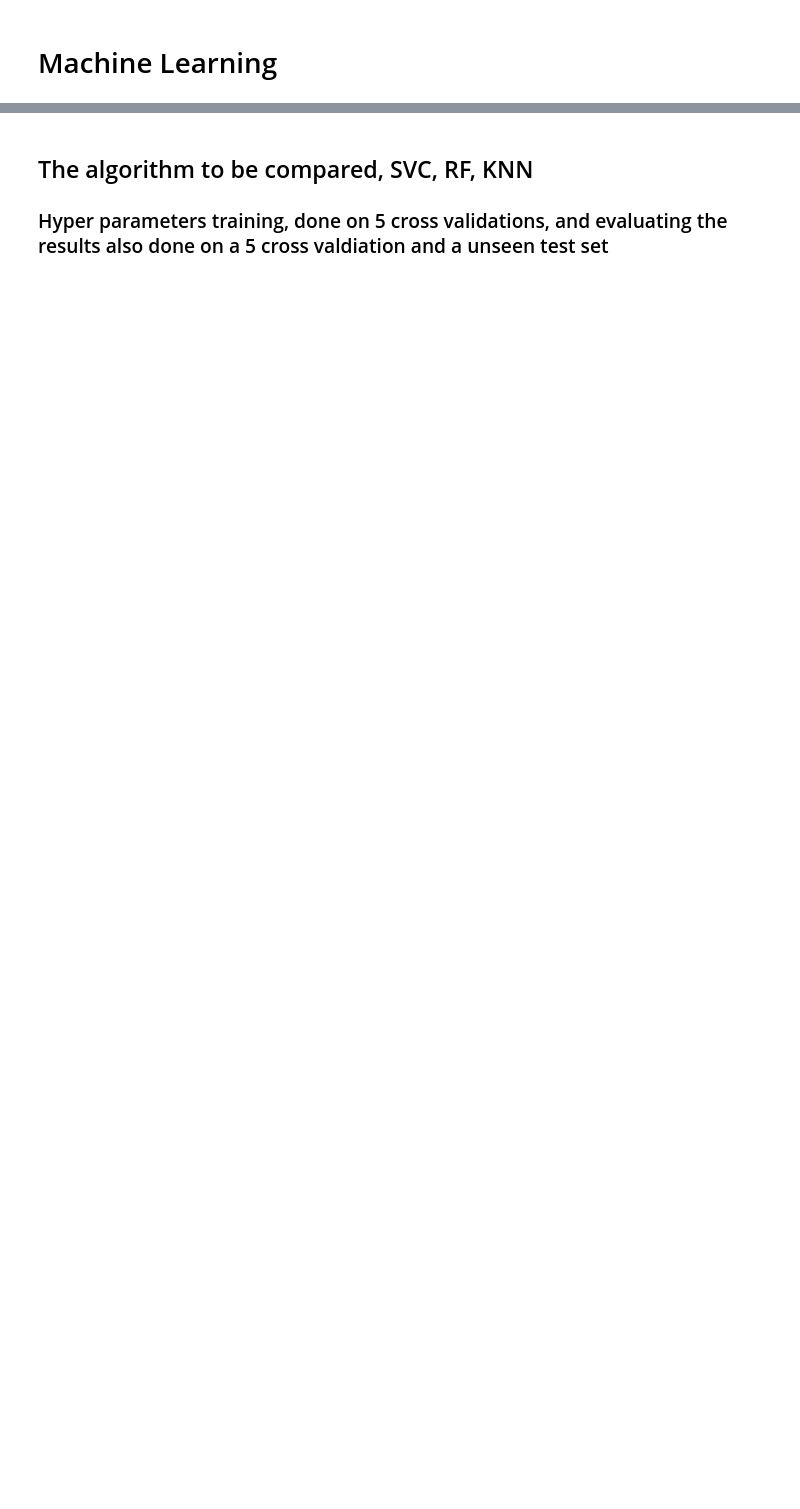
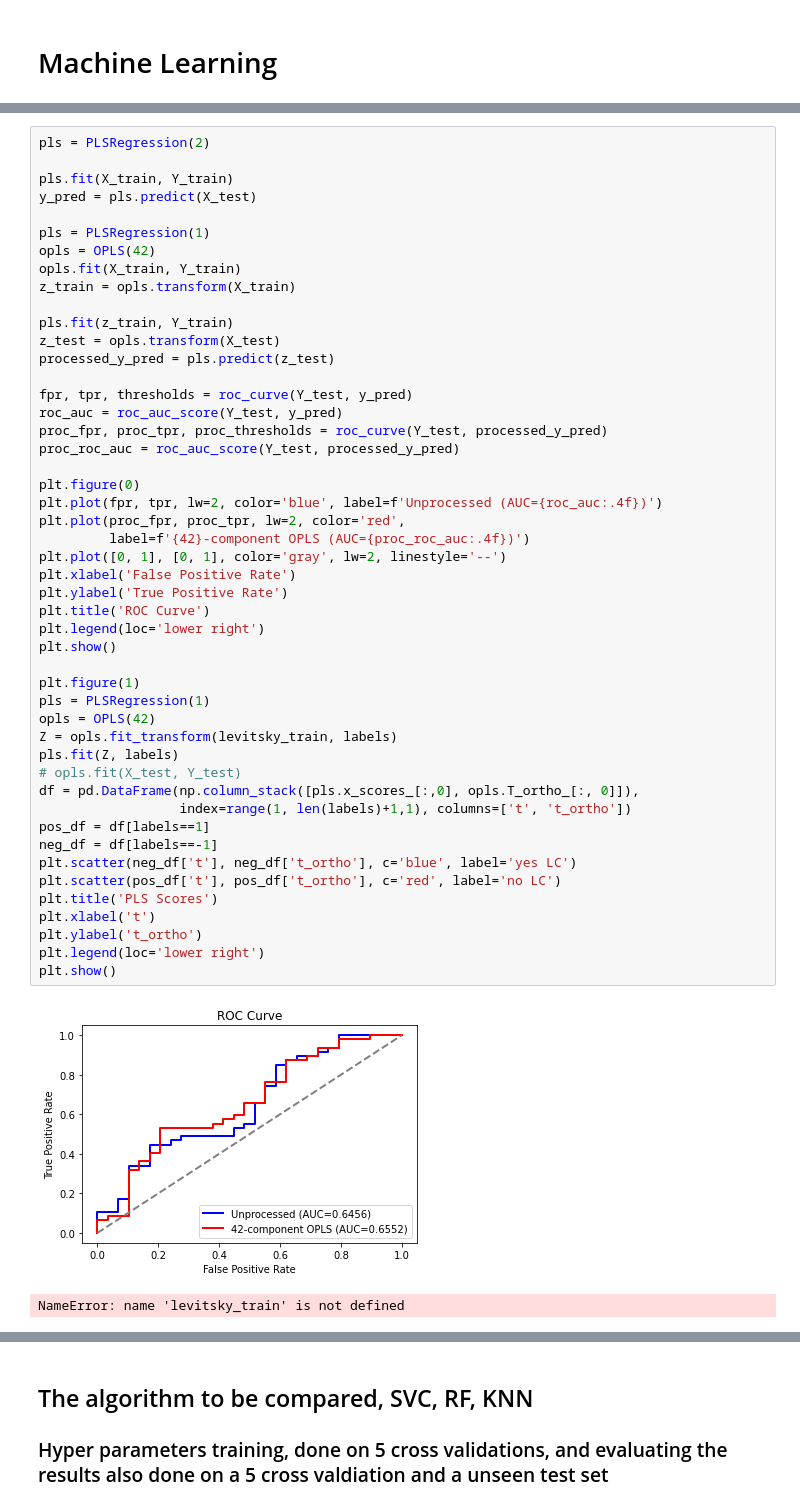
Before and after one commit to Ahmadsad/LungCancer, a Jupyter notebook: replikat_Easy_symptoms_features.ipynb, the cells around one changed output, grey strips where cells are left out. Cells and saved outputs as stored; diff of their text form; blank space fills up the shorter version.

```diff
--- a/replikat_Easy_symptoms_features.ipynb
+++ b/replikat_Easy_symptoms_features.ipynb
@@ -181,0 +650,51 @@ AUC-ROC for train set:  0.5596128170894527
+# %%
+pls = PLSRegression(2)
+
+pls.fit(X_train, Y_train)
+y_pred = pls.predict(X_test)
+
+pls = PLSRegression(1)
+opls = OPLS(42)
+opls.fit(X_train, Y_train)
+z_train = opls.transform(X_train)
+
+pls.fit(z_train, Y_train)
+z_test = opls.transform(X_test)
+processed_y_pred = pls.predict(z_test)
+
+fpr, tpr, thresholds = roc_curve(Y_test, y_pred)
+roc_auc = roc_auc_score(Y_test, y_pred)
+proc_fpr, proc_tpr, proc_thresholds = roc_curve(Y_test, processed_y_pred)
+proc_roc_auc = roc_auc_score(Y_test, processed_y_pred)
+
+plt.figure(0)
+plt.plot(fpr, tpr, lw=2, color='blue', label=f'Unprocessed (AUC={roc_auc:.4f})')
+plt.plot(proc_fpr, proc_tpr, lw=2, color='red',
+         label=f'{42}-component OPLS (AUC={proc_roc_auc:.4f})')
+plt.plot([0, 1], [0, 1], color='gray', lw=2, linestyle='--')
+plt.xlabel('False Positive Rate')
+plt.ylabel('True Positive Rate')
+plt.title('ROC Curve')
+plt.legend(loc='lower right')
+plt.show()
+
+plt.figure(1)
+pls = PLSRegression(1)
+opls = OPLS(42)
+Z = opls.fit_transform(levitsky_train, labels)
+pls.fit(Z, labels)
+# opls.fit(X_test, Y_test)
+df = pd.DataFrame(np.column_stack([pls.x_scores_[:,0], opls.T_ortho_[:, 0]]),
+                  index=range(1, len(labels)+1,1), columns=['t', 't_ortho'])
+pos_df = df[labels==1]
+neg_df = df[labels==-1]
+plt.scatter(neg_df['t'], neg_df['t_ortho'], c='blue', label='yes LC')
+plt.scatter(pos_df['t'], pos_df['t_ortho'], c='red', label='no LC')
+plt.title('PLS Scores')
+plt.xlabel('t')
+plt.ylabel('t_ortho')
+plt.legend(loc='lower right')
+plt.show()
+# %% [output]
+[figure, added]
+NameError: name 'levitsky_train' is not defined
```
Also changed, not shown: parts of 64 cells of this notebook, 6 other files.
